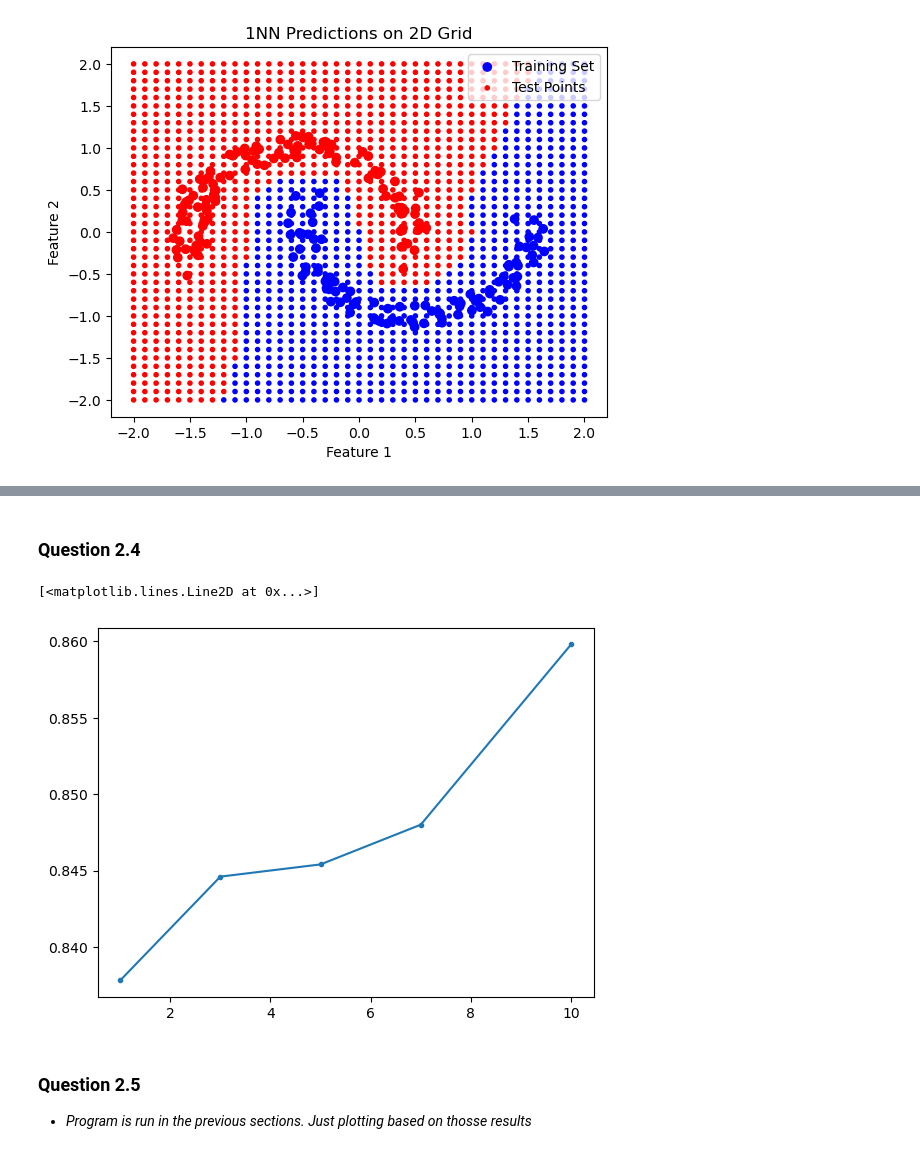
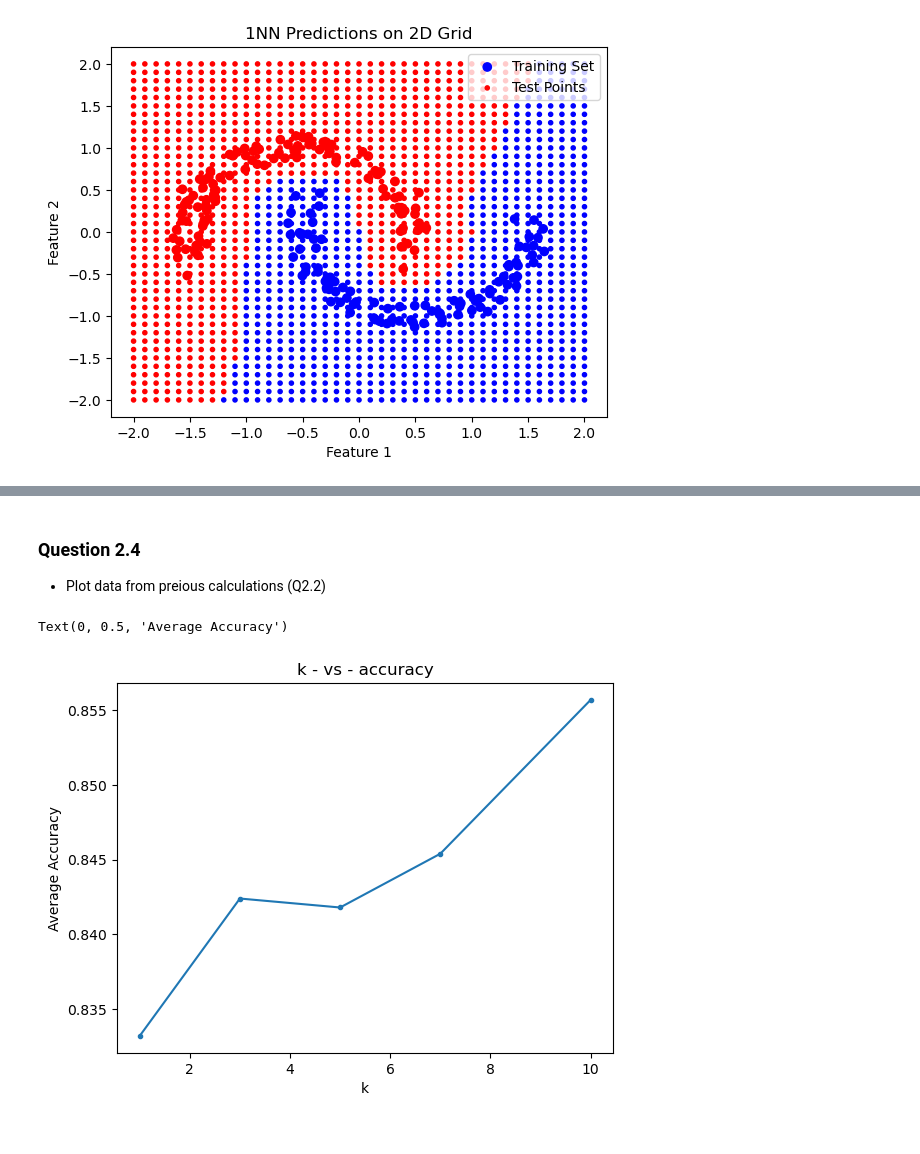
Before and after one commit to hemanth-nakshatri/CS-760-Machine-Learning, a Jupyter notebook: hw/hw3/hw3-1.ipynb, the cells around one changed output, grey strips where cells are left out. Cells and saved outputs as stored; diff of their text form; code cells hidden in the pictures.

```diff
--- a/hw/hw3/hw3-1.ipynb
+++ b/hw/hw3/hw3-1.ipynb
@@ -438,20 +260,21 @@ Accuracy = 0.8430, Precision = 0.6778, Recall = 0.8561
 # %% [markdown]
 ### Question 2.4
+- Plot data from preious calculations (Q2.2)
 # %%
 import numpy as np
 
-k1 = np.mean([0.83, 0.8560, 0.8670, 0.855, 0.781])  #0.8378
-k3 = np.mean([0.849,0.854,0.86,0.88,0.78])          #0.8446
-k5 = np.mean([0.843,0.854,0.8770,0.8720,0.781])     #0.8454
-k7 = np.mean([0.839,0.866,0.879,0.876,0.78])        #0.848
-k10 = np.mean([0.867,0.8740,0.882,0.89,0.786])      #0.8598
+k1 = np.mean([0.825,0.853,0.862,0.851,0.775])   #0.8332
+k3 = np.mean([0.847,0.851,0.860,0.880,0.774])   #0.8424
+k5 = np.mean([0.838,0.850,0.873,0.869,0.779])   #0.8418
+k7 = np.mean([0.838,0.862,0.875,0.874,0.778])   #0.8454
+k10 = np.mean([0.858,0.875,0.883,0.890,0.792])   #0.8557
 
 x = [1,3,5,7,10]
-y = [k1, k3, k5, k7, k10]
+y = [0.8332, 0.8424, 0.8418, 0.8454, 0.8557]
 plt.plot(x,y, marker = '.')
+plt.title("k - vs - accuracy")
+plt.xlabel('k')
+plt.ylabel('Average Accuracy')
 # %% [output]
-[<matplotlib.lines.Line2D at 0x...>]
+Text(0, 0.5, 'Average Accuracy')
-[figure, old version]
+[figure, new version]
-# %% [markdown]
-### Question 2.5
-- _Program is run in the previous sections. Just plotting based on thosse results_
```
Also changed, not shown: parts of 16 cells of this notebook, 3 other files.
